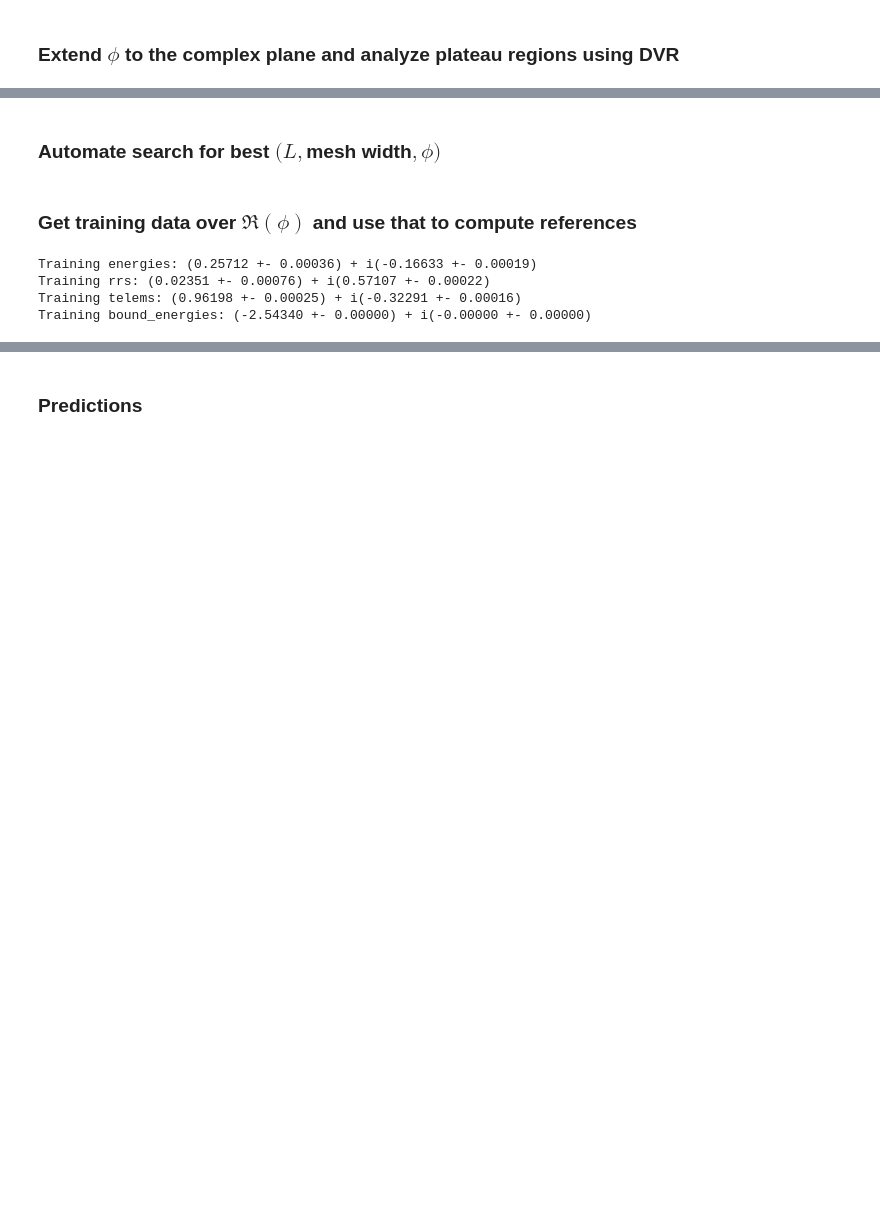
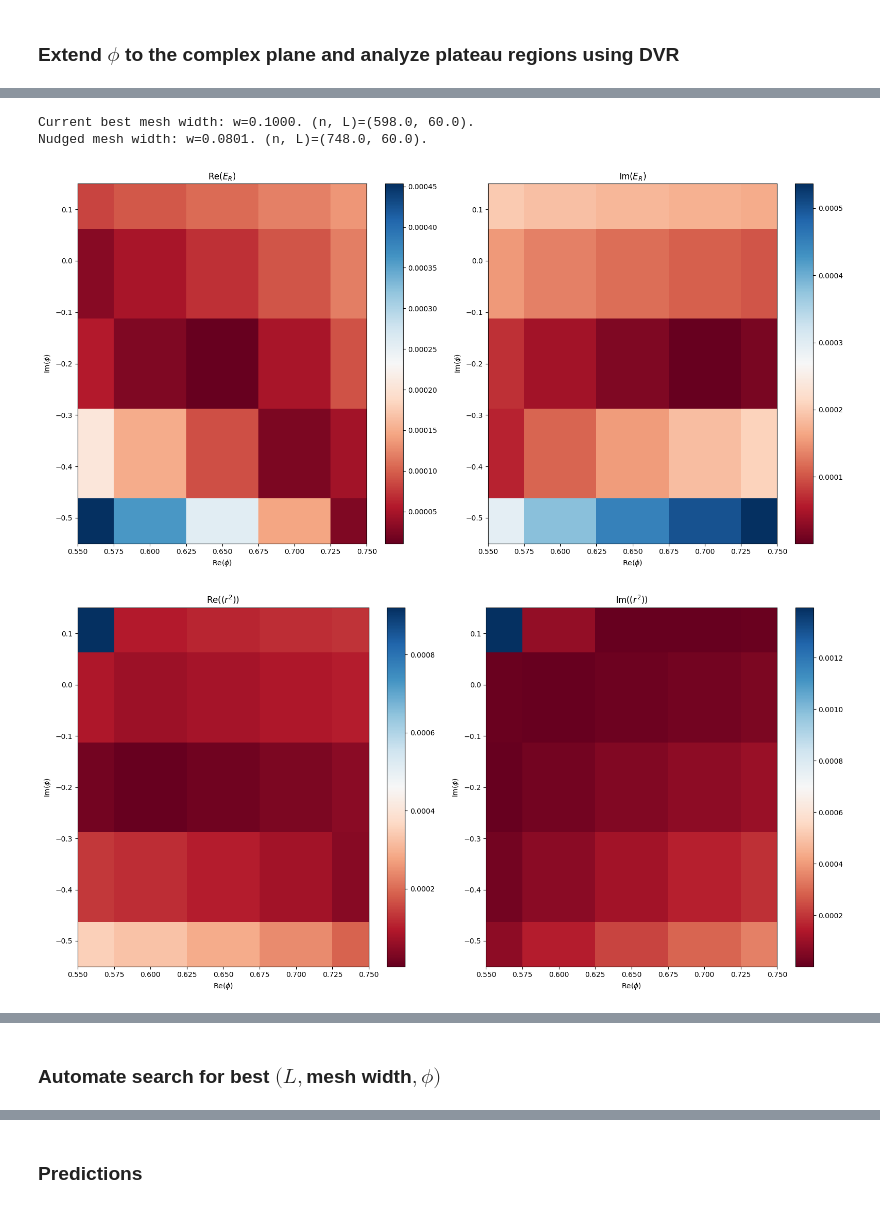
Before and after one commit to KSHobbyProjs/koenig-ecbackrotation-project, a Jupyter notebook: notebooks/systems/complex-rotation-angle/system_2_complextheta.ipynb, the cells around one changed output, grey strips where cells are left out. Cells and saved outputs as stored; diff of their text form; code cells hidden in the pictures; blank space fills up the shorter version.

```diff
--- a/notebooks/systems/complex-rotation-angle/system_2_complextheta.ipynb
+++ b/notebooks/systems/complex-rotation-angle/system_2_complextheta.ipynb
@@ -208,0 +245,46 @@ plt.show()
+# %%
+current_mesh_width = mesh_width_best
+print(f"Current best mesh width: w={current_mesh_width:.4f}. (n, L)=({n_best}, {L_best}).")
+
+mesh_width_test = 0.8 * current_mesh_width
+n_test = max(L_best // mesh_width_test - 1, 1)
+print(f"Nudged mesh width: w={L_best / (n_test + 1):.4f}. (n, L)=({n_test}, {L_best}).")
+
+sbound_test = DVR(n_test, L_best, rotation_angle=0.0, potential=gauss_barrier, l=0)
+pres_test = DVR(n_test, L_best, rotation_angle=phi_best, potential=gauss_barrier, l=1)
+
+results = gridsweep_phi(
+    pres_test,
+    real_res,
+    phis_real,
+    phis_imag,
+    dvr_observables,
+    sbound_test,
+    real_bound
+)
+energies_resid = residual(real_res, results["energies"])
+rrs_resid = residual(real_rr, results["rrs"])
+telems_resid = residual(real_telem, results["telems"])
+benergies_resid = residual(real_bound, results["bound_energies"])
+
+# energy plot
+figsize = (16,8)
+plot_data_over_phi_grid(phis_real, phis_imag, energies_resid, title=r'$E_R$', figsize=figsize)
+plt.show()
+
+# rr plot
+plot_data_over_phi_grid(phis_real, phis_imag, rrs_resid, title=r'$(r^2)$', figsize=figsize)
+plt.show()
+
+# telem plot
+plot_data_over_phi_grid(phis_real, phis_imag, telems_resid, title=r'$T_{E1}$', figsize=figsize)
+plt.show()
+
+# real bound state energy plot
+plot_data_over_phi_grid(phis_real, phis_imag, benergies_resid, title=r'$E_B$', figsize=figsize)
+plt.show()
+# %% [output]
+Current best mesh width: w=0.1000. (n, L)=(598.0, 60.0).
+Nudged mesh width: w=0.0801. (n, L)=(748.0, 60.0).
+[figure, added]
+[figure, added]
@@ -229,26 +318,2 @@ phi_imag_range = [-0.2, 0.75]
-# %% [markdown]
-### Get training data over $\Re(\phi)$ and use that to compute references
-# %%
-num_real_training_points = 25
-
-phi_real_train = np.linspace(phi_real_range[0], phi_real_range[1], num_real_training_points)
-training_results = linesweep_phi(
-    pres_system,
-    res_guess,
-    phi_real_train,
-    observables,
-    sbound_system,
-    bound_guess
-)
-print_training_data(training_results)
-real_res = get_reference(training_results["energies"], tol=1e-3)
-real_rr = get_reference(training_results["rrs"], tol=1e-3)
-real_telem = get_reference(training_results["telems"], tol=1e-3)
-real_bound = get_reference(training_results["bound_energies"], tol=1e-3)
-# %% [output]
-Training energies: (0.25712 +- 0.00036) + i(-0.16633 +- 0.00019)
-Training rrs: (0.02351 +- 0.00076) + i(0.57107 +- 0.00022)
-Training telems: (0.96198 +- 0.00025) + i(-0.32291 +- 0.00016)
-Training bound_energies: (-2.54340 +- 0.00000) + i(-0.00000 +- 0.00000)
 # %% [markdown]
 ### Train EC on complex $\theta$.
```
Also changed, not shown: parts of 25 cells of this notebook, 35 other files.
